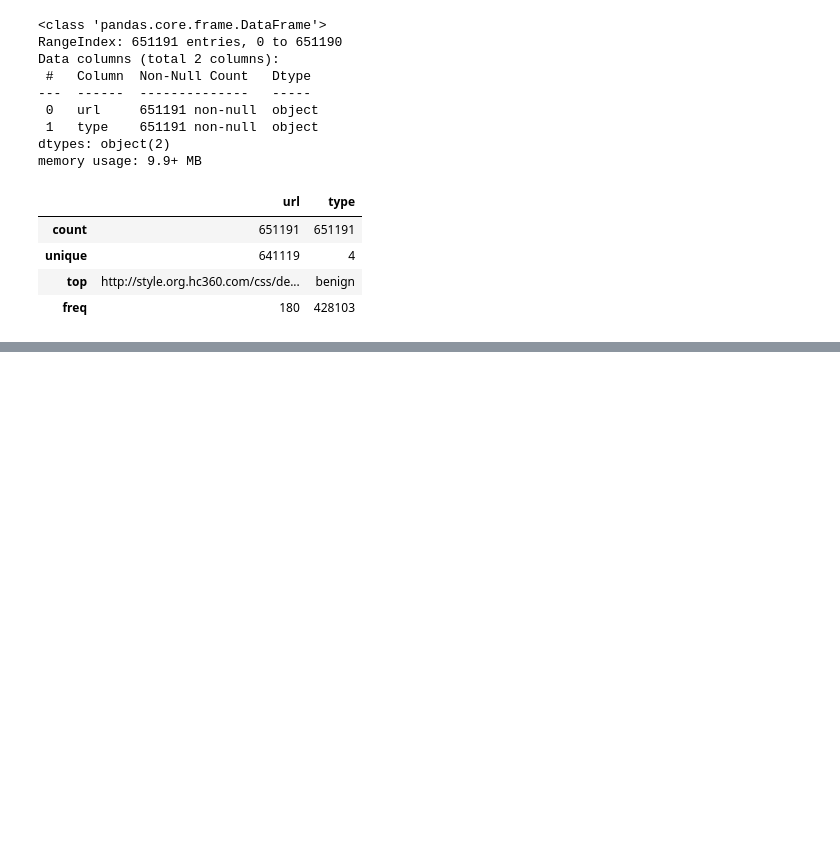
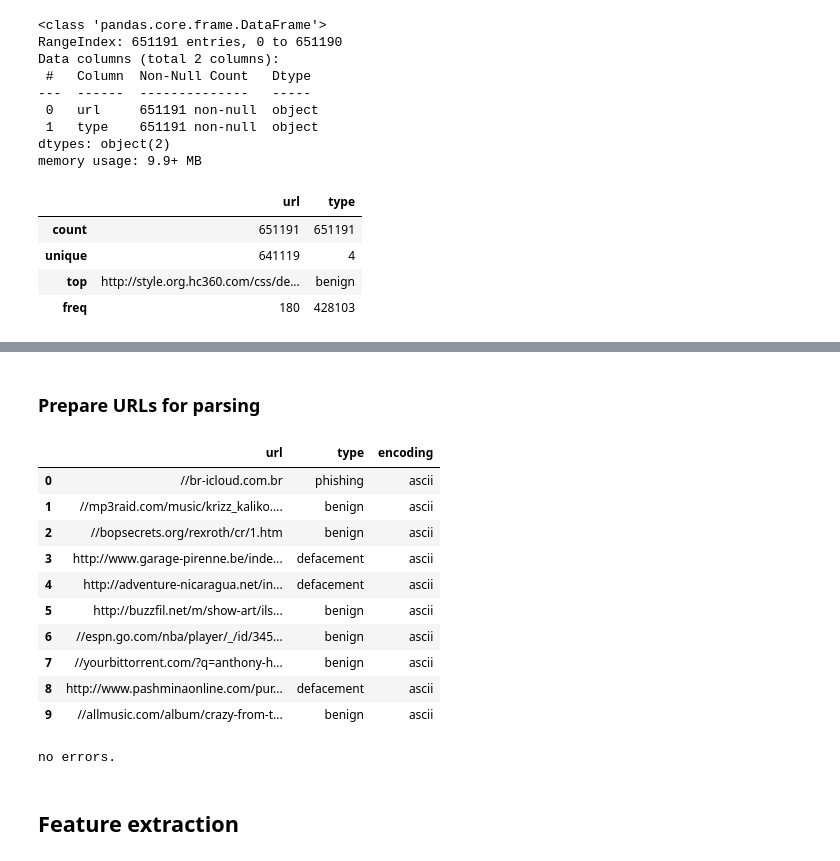
Before and after one commit to Metalcape/url-classifier, a Jupyter notebook: url-classifier.ipynb, the cells around one changed output, grey strips where cells are left out. Saved outputs shown, nothing was run; the diff lists cells and outputs as text; code cells hidden in the pictures; blank space fills up the shorter version.

```diff
--- a/url-classifier.ipynb
+++ b/url-classifier.ipynb
@@ -33,0 +170,37 @@ df.describe(include='all')
+# %% [markdown]
+### Prepare URLs for parsing
+# %%
+import re
+
+# Add // before every URL so that urllib.parse can detect the netloc part correctly (https://docs.python.org/3/library/urllib.parse.html#urllib.parse.urlparse)
+df['url'] = df['url'].apply(lambda x: '//' + str(x) if not re.match(pattern="^.*\/\/", string=str(x)) else str(x))
+df.head(10)
+# %% [output]
+|  | url | type | encoding |
+| 0 | //br-icloud.com.br | phishing | ascii |
+| 1 | //mp3raid.com/music/krizz_kaliko.... | benign | ascii |
+| 2 | //bopsecrets.org/rexroth/cr/1.htm | benign | ascii |
+| 3 | http://www.garage-pirenne.be/inde... | defacement | ascii |
+| 4 | http://adventure-nicaragua.net/in... | defacement | ascii |
+| 5 | http://buzzfil.net/m/show-art/ils... | benign | ascii |
+| 6 | //espn.go.com/nba/player/_/id/345... | benign | ascii |
+| 7 | //yourbittorrent.com/?q=anthony-h... | benign | ascii |
+| 8 | http://www.pashminaonline.com/pur... | defacement | ascii |
+| 9 | //allmusic.com/album/crazy-from-t... | benign | ascii |
+# %%
+from urllib.parse import urlparse
+
+# Check if we have any exceptions while parsing
+success = True
+for url in df['url']:
+    try:
+        urlparse(url)
+    except ValueError as e:
+        success = False
+        print(e)
+if success :
+    print('no errors.')
+# %% [output]
+no errors.
+# %% [markdown]
+## Feature extraction
```
Also changed, not shown: parts of 17 cells of this notebook.
